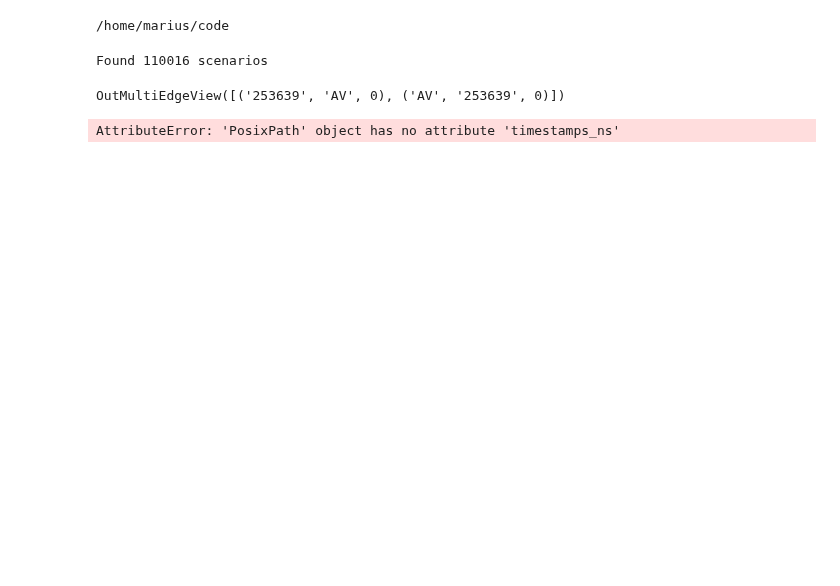
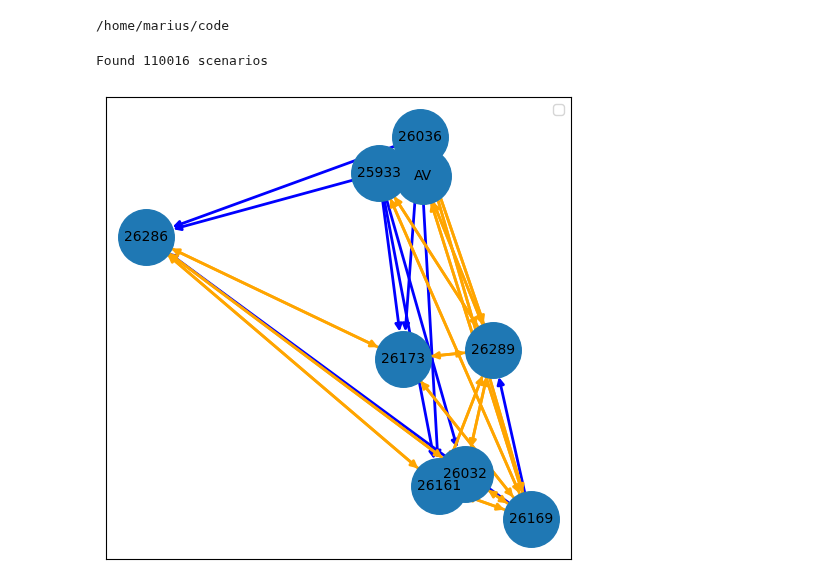
Before and after one commit to tmuehlen80/graph_coverage, a Jupyter notebook: graph_creator/create_graph.ipynb, the cells around one changed output. Drawn from its saved outputs; the diff is of its cells as text; code cells hidden in the pictures; blank space fills up the shorter version.

```diff
--- a/graph_creator/create_graph.ipynb
+++ b/graph_creator/create_graph.ipynb
@@ -35,22 +35,22 @@ Found 110016 scenarios
 actor_graphs = []
 
 for i, scenario in enumerate(scenario_folders):
-    if i >= 5:
+    if i >= 50:
         break
     log_id = scenario.name
     scenario, map = get_scenario_data(dataroot, log_id)
     G_map = MapGraph.create_from_argoverse_map(map)
-    actor_graph = ActorGraph.from_argoverse_scenario(scenario, G_map, delta_timestep_s=100.0)
+    actor_graph = ActorGraph.from_argoverse_scenario(
+                                        scenario,
+                                        G_map,
+                                        delta_timestep_s=100.0,
+                                        max_distance_lead_veh_m=200,
+                                        max_distance_opposite_veh_m=400,
+                                        max_distance_neighbor_forward_m=200,
+                                        max_distance_neighbor_backward_m=100,
+    )
     actor_graphs.append(actor_graph)
-# %%
-actor_graphs[0].actor_graphs[0.0].edges
-# %% [output]
-OutMultiEdgeView([('253639', 'AV', 0), ('AV', '253639', 0)])
-# %%
-
-actor_graph = ActorGraph.from_argoverse_scenario(scenario, G_map)
-show_timestep = 0.0
-plot_scene_at_timestep(scenario, map, timestep=show_timestep, save_path=(repo_root / "map.png"))
-actor_graph.visualize_actor_graph(t_idx=show_timestep, comp_idx=0,  save_path=(repo_root / "actor_graph.png"))
-# %% [output]
-AttributeError: 'PosixPath' object has no attribute 'timestamps_ns'
+# %%
+actor_graphs[20].visualize_actor_graph(t_idx=0.0, comp_idx=0,  save_path=(repo_root / "actor_graph.png"))
+# %% [output]
+[figure, added]
```
Also changed, not shown: parts of 1 cell of this notebook, 1 other file.
